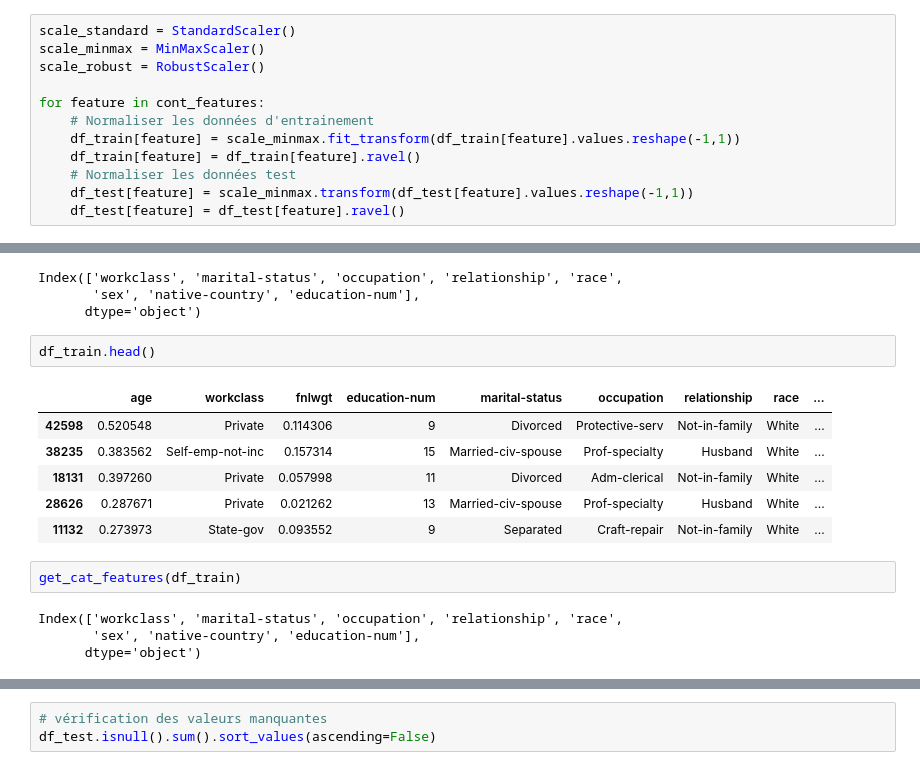
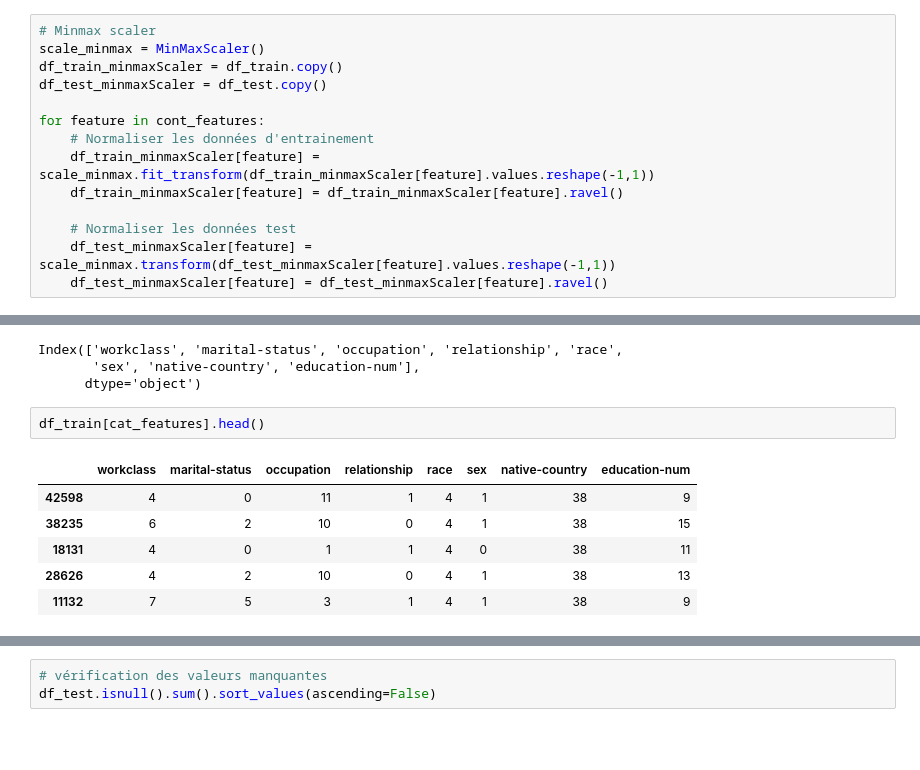
Before and after one commit to jrafei/income-prediction, a Jupyter notebook: notebooks/data_preprocessing.ipynb, the cells around one changed output, grey strips where cells are left out. Cells and saved outputs as stored; diff of their text form; blank space fills up the shorter version.

```diff
--- a/notebooks/data_preprocessing.ipynb
+++ b/notebooks/data_preprocessing.ipynb
@@ -251,13 +253,15 @@ df_train.head(10)
 # %%
-scale_standard = StandardScaler()
+# Minmax scaler
 scale_minmax = MinMaxScaler()
-scale_robust = RobustScaler()
+df_train_minmaxScaler = df_train.copy()
+df_test_minmaxScaler = df_test.copy()
 
 for feature in cont_features:
     # Normaliser les données d'entrainement
-    df_train[feature] = scale_minmax.fit_transform(df_train[feature].values.reshape(-1,1))
-    df_train[feature] = df_train[feature].ravel()
+    df_train_minmaxScaler[feature] = scale_minmax.fit_transform(df_train_minmaxScaler[feature].values.reshape(-1,1))
+    df_train_minmaxScaler[feature] = df_train_minmaxScaler[feature].ravel()
+
     # Normaliser les données test
-    df_test[feature] = scale_minmax.transform(df_test[feature].values.reshape(-1,1))
-    df_test[feature] = df_test[feature].ravel()
+    df_test_minmaxScaler[feature] = scale_minmax.transform(df_test_minmaxScaler[feature].values.reshape(-1,1))
+    df_test_minmaxScaler[feature] = df_test_minmaxScaler[feature].ravel()
 # %%
@@ -307,17 +314,11 @@ Index(['workclass', 'marital-status', 'occupation', 'relationship', 'race',
        'sex', 'native-country', 'education-num'],
       dtype='object')
 # %%
-df_train.head()
+df_train[cat_features].head()
 # %% [output]
-|  | age | workclass | fnlwgt | education-num | marital-status | occupation | relationship | race | ... |
-| 42598 | 0.520548 | Private | 0.114306 | 9 | Divorced | Protective-serv | Not-in-family | White | ... |
-| 38235 | 0.383562 | Self-emp-not-inc | 0.157314 | 15 | Married-civ-spouse | Prof-specialty | Husband | White | ... |
-| 18131 | 0.397260 | Private | 0.057998 | 11 | Divorced | Adm-clerical | Not-in-family | White | ... |
-| 28626 | 0.287671 | Private | 0.021262 | 13 | Married-civ-spouse | Prof-specialty | Husband | White | ... |
-| 11132 | 0.273973 | State-gov | 0.093552 | 9 | Separated | Craft-repair | Not-in-family | White | ... |
+|  | workclass | marital-status | occupation | relationship | race | sex | native-country | education-num |
+| 42598 | 4 | 0 | 11 | 1 | 4 | 1 | 38 | 9 |
+| 38235 | 6 | 2 | 10 | 0 | 4 | 1 | 38 | 15 |
+| 18131 | 4 | 0 | 1 | 1 | 4 | 0 | 38 | 11 |
+| 28626 | 4 | 2 | 10 | 0 | 4 | 1 | 38 | 13 |
+| 11132 | 7 | 5 | 3 | 1 | 4 | 1 | 38 | 9 |
-# %%
-get_cat_features(df_train)
-# %% [output]
-Index(['workclass', 'marital-status', 'occupation', 'relationship', 'race',
-       'sex', 'native-country', 'education-num'],
-      dtype='object')
```
Also changed, not shown: parts of 9 cells of this notebook, 3 other files.
